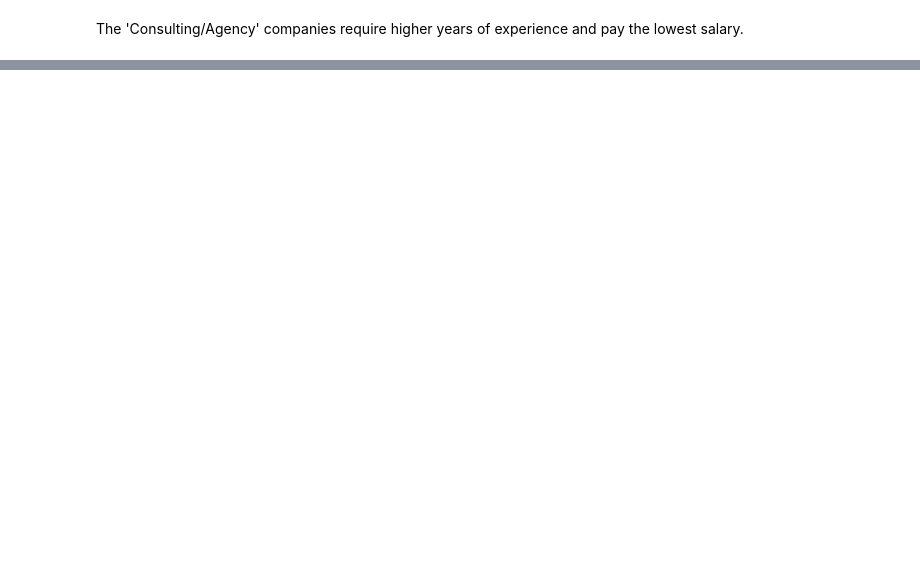
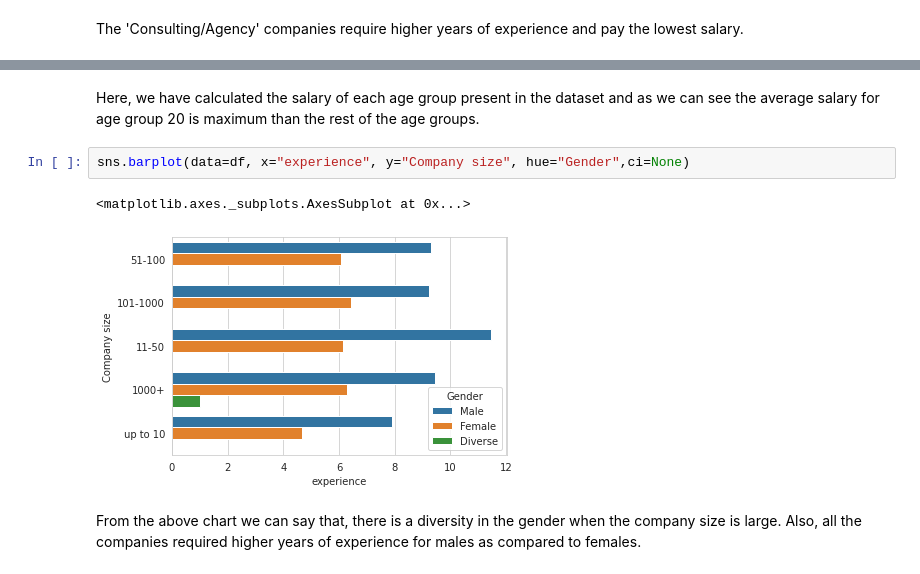
Before and after one commit to maitri-7/DaLab, a Jupyter notebook: EDA.ipynb, the cells around one changed output, grey strips where cells are left out. Saved outputs shown, nothing was run; the diff lists cells and outputs as text; blank space fills up the shorter version.

```diff
--- a/EDA.ipynb
+++ b/EDA.ipynb
@@ -296,0 +234,9 @@ The 'Consulting/Agency' companies require higher years of experience and pay the
+# %% [markdown]
+Here, we have calculated the salary of each age group present in the dataset and as we can see the average salary for age group 20 is maximum than the rest of the age groups.
+# %%
+sns.barplot(data=df, x="experience", y="Company size", hue="Gender",ci=None)
+# %% [output]
+<matplotlib.axes._subplots.AxesSubplot at 0x...>
+[figure, added]
+# %% [markdown]
+From the above chart we can say that, there is a diversity in the gender when the company size is large. Also, all the companies required higher years of experience for males as compared to females.
```
Also changed, not shown: parts of 43 cells of this notebook.
